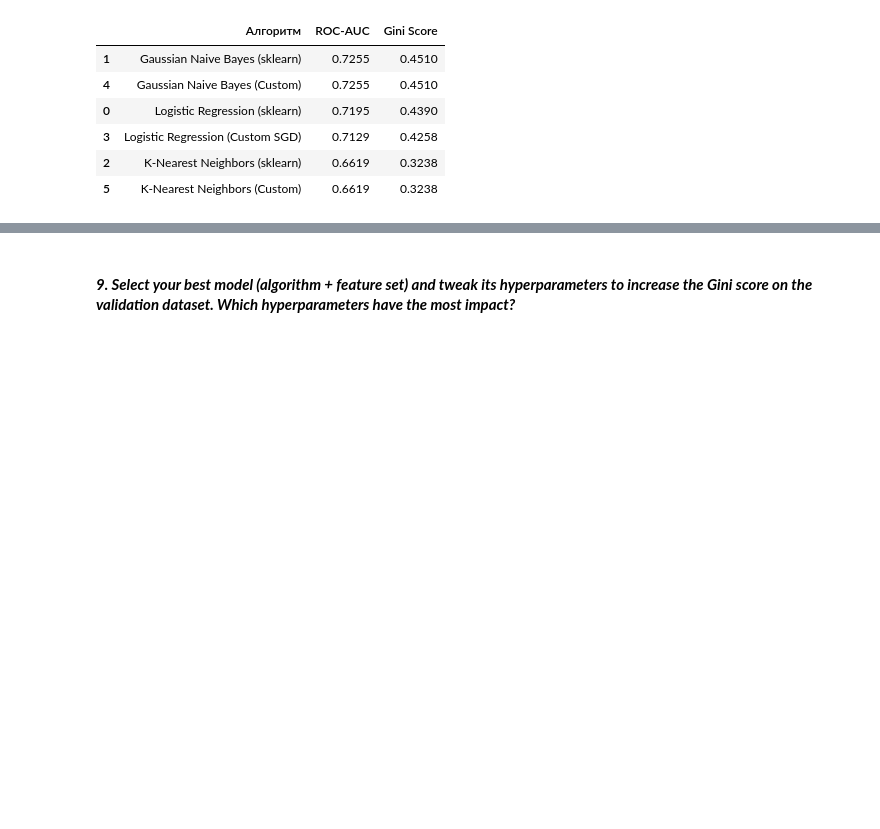
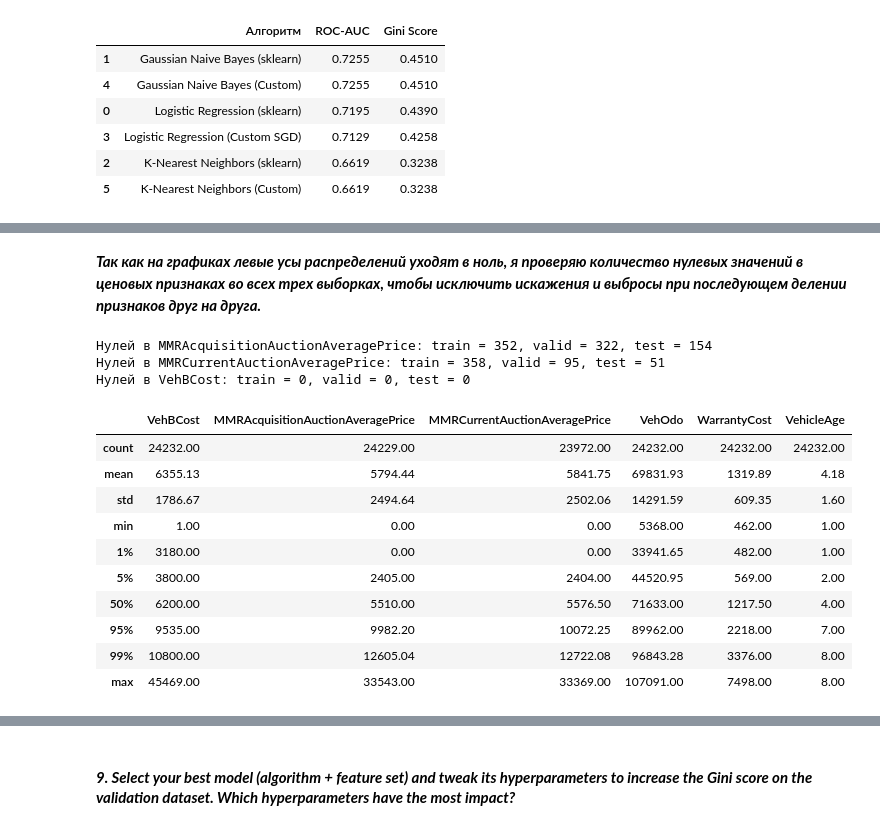
Before and after one commit to RunForJoy/ml-classification-metrics, a Jupyter notebook: src/ml_4.ipynb, the cells around one changed output, grey strips where cells are left out. Saved outputs shown, nothing was run; the diff lists cells and outputs as text; code cells hidden in the pictures; blank space fills up the shorter version.

```diff
--- a/src/ml_4.ipynb
+++ b/src/ml_4.ipynb
@@ -1187,0 +1253,46 @@ Add new features to your pipeline, repeat step 4. Did you manage to increase you
+# %% [markdown]
+***Так как на графиках левые усы распределений уходят в ноль, я проверяю количество нулевых значений в ценовых признаках во всех трех выборках, чтобы исключить искажения и выбросы при последующем делении признаков друг на друга.***
+# %%
+price_check_cols = [
+    "MMRAcquisitionAuctionAveragePrice",
+    "MMRCurrentAuctionAveragePrice",
+    "VehBCost",
+]
+
+# подсчитываю количество нулевых значений в ценовых признаках по всем выборкам
+for col in price_check_cols:
+    zeros_train = (train_split[col] == 0).sum()
+    zeros_valid = (valid_split[col] == 0).sum()
+    zeros_test = (test_split[col] == 0).sum()
+    print(
+        f"Нулей в {col}: train = {zeros_train}, valid = {zeros_valid}, test = {zeros_test}"
+    )
+# %% [output]
+Нулей в MMRAcquisitionAuctionAveragePrice: train = 352, valid = 322, test = 154
+Нулей в MMRCurrentAuctionAveragePrice: train = 358, valid = 95, test = 51
+Нулей в VehBCost: train = 0, valid = 0, test = 0
+# %%
+# выбираю все числовые признаки, которые участвуют в создании новых отношений
+cols_to_check = [
+    "VehBCost",
+    "MMRAcquisitionAuctionAveragePrice",
+    "MMRCurrentAuctionAveragePrice",
+    "VehOdo",
+    "WarrantyCost",
+    "VehicleAge",
+]
+
+# вывожу расширенную статистику с первым и девяносто девятым перцентилями
+train_split[cols_to_check].describe(percentiles=[0.01, 0.05, 0.5, 0.95, 0.99]).round(2)
+# %% [output]
+|  | VehBCost | MMRAcquisitionAuctionAveragePrice | MMRCurrentAuctionAveragePrice | VehOdo | WarrantyCost | VehicleAge |
+| count | 24232.00 | 24229.00 | 23972.00 | 24232.00 | 24232.00 | 24232.00 |
+| mean | 6355.13 | 5794.44 | 5841.75 | 69831.93 | 1319.89 | 4.18 |
+| std | 1786.67 | 2494.64 | 2502.06 | 14291.59 | 609.35 | 1.60 |
+| min | 1.00 | 0.00 | 0.00 | 5368.00 | 462.00 | 1.00 |
+| 1% | 3180.00 | 0.00 | 0.00 | 33941.65 | 482.00 | 1.00 |
+| 5% | 3800.00 | 2405.00 | 2404.00 | 44520.95 | 569.00 | 2.00 |
+| 50% | 6200.00 | 5510.00 | 5576.50 | 71633.00 | 1217.50 | 4.00 |
+| 95% | 9535.00 | 9982.20 | 10072.25 | 89962.00 | 2218.00 | 7.00 |
+| 99% | 10800.00 | 12605.04 | 12722.08 | 96843.28 | 3376.00 | 8.00 |
+| max | 45469.00 | 33543.00 | 33369.00 | 107091.00 | 7498.00 | 8.00 |
```
Also changed, not shown: parts of 30 cells of this notebook, 3 other files.
